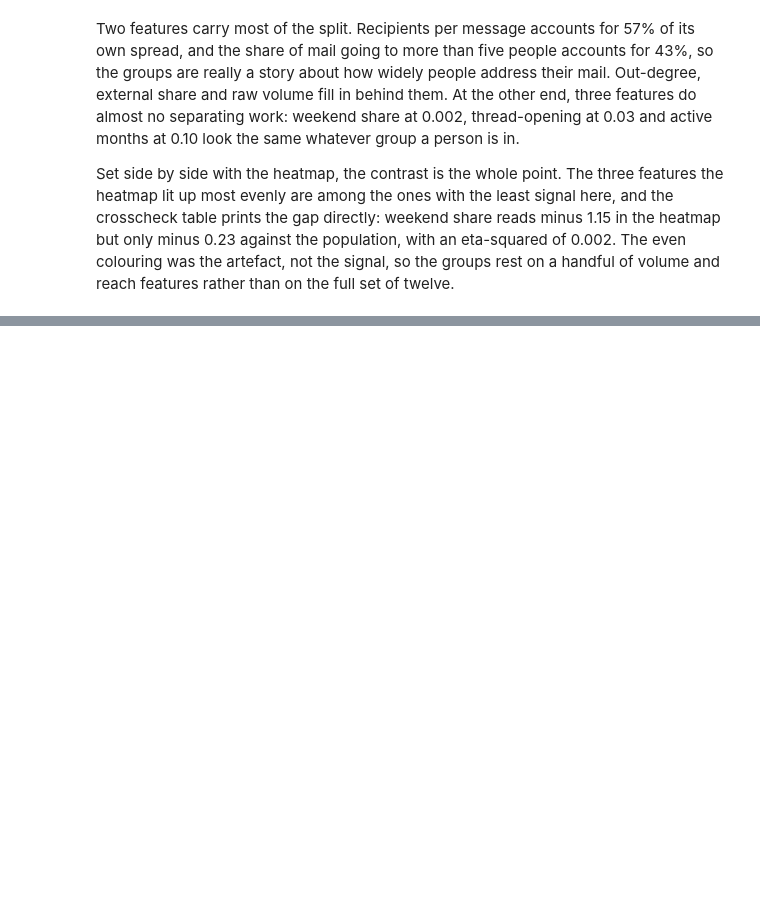
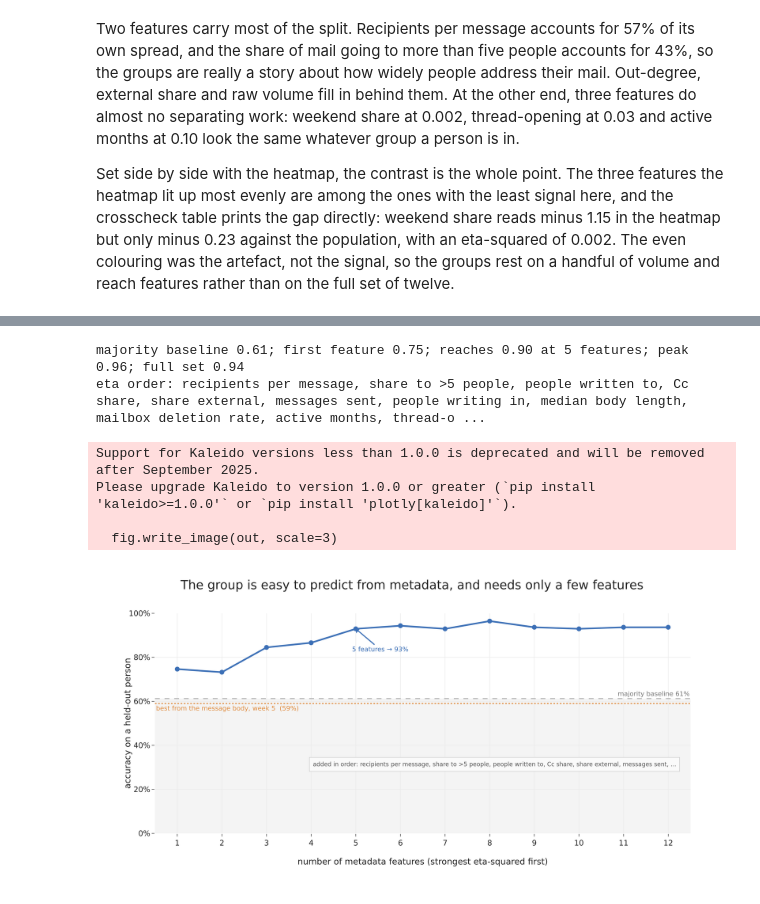
Before and after one commit to HardMax71/dm-lab-ss26-enron, a Jupyter notebook: pred-1/pred1_group_certainty.ipynb, the cells around one changed output, grey strips where cells are left out. Saved outputs shown, nothing was run; the diff lists cells and outputs as text; code cells hidden in the pictures; blank space fills up the shorter version.

```diff
--- a/pred-1/pred1_group_certainty.ipynb
+++ b/pred-1/pred1_group_certainty.ipynb
@@ -411,0 +411,46 @@ problem the body-to-group work in `enron_eda_week6.ipynb` runs into.
+# %%
+from sklearn.linear_model import LogisticRegression
+from sklearn.model_selection import LeaveOneOut, cross_val_predict
+
+order = eta.sort_values(ascending=False)
+loo = LeaveOneOut()
+ks, accs = list(range(1, len(FEATS) + 1)), []
+for k in ks:
+    cols = [FEATS.index(f) for f in order.index[:k]]
+    pred = cross_val_predict(LogisticRegression(max_iter=2000), X[:, cols], clabel, cv=loo)
+    accs.append(float((pred == clabel).mean()))
+base = float(pd.Series(clabel).value_counts(normalize=True).max())
+BODY = 0.59   # best the message body managed on a held-out person (week five)
+hit90 = next(k for k, av in zip(ks, accs) if av >= 0.90)
+print(f"majority baseline {base:.2f}; first feature {accs[0]:.2f}; "
+      f"reaches 0.90 at {hit90} features; peak {max(accs):.2f}; full set {accs[-1]:.2f}")
+print("eta order:", ", ".join(PRETTY[f] for f in order.index))
+
+fig = go.Figure()
+fig.add_hrect(y0=0, y1=base * 100, line_width=0, fillcolor="rgba(184,184,184,0.16)", layer="below")
+fig.add_hline(y=base * 100, line=dict(color=GREY, dash="dash", width=2),
+    annotation_text=f"majority baseline {base:.0%}", annotation_position="top right",
+    annotation_font=dict(size=12, color="#777"))
+fig.add_hline(y=BODY * 100, line=dict(color=ORANGE, dash="dot", width=2),
+    annotation_text="best from the message body, week 5  (59%)", annotation_position="bottom left",
+    annotation_font=dict(size=12, color=ORANGE))
+fig.add_trace(go.Scatter(x=ks, y=[a * 100 for a in accs], mode="lines+markers",
+    line=dict(color=BLUE, width=3), marker=dict(size=9, color=BLUE), showlegend=False))
+fig.add_annotation(x=hit90, y=accs[hit90 - 1] * 100, ax=45, ay=38, showarrow=True, arrowcolor=BLUE,
+    text=f"{hit90} features → {accs[hit90 - 1]:.0%}", font=dict(size=12, color=BLUE))
+fig.update_xaxes(title_text="number of metadata features (strongest eta-squared first)",
+    dtick=1, range=[0.5, len(FEATS) + 0.5])
+fig.update_yaxes(title_text="accuracy on a held-out person", range=[0, 100], ticksuffix="%")
+fig.add_annotation(xref="paper", yref="paper", x=0.98, y=0.28, showarrow=False, xanchor="right", align="right",
+    text="added in order: " + ", ".join(PRETTY[f] for f in order.index[:6]) + ", ...",
+    font=dict(size=11, color="#555"), bordercolor="#cccccc", borderwidth=1, borderpad=6, bgcolor="#fafafa")
+fig.update_layout(title="The group is easy to predict from metadata, and needs only a few features")
+save_fig(fig, "pc4_group_from_features.png", w=1180, h=600, margin=dict(l=110, r=70, t=90, b=100))
+# %% [output]
+majority baseline 0.61; first feature 0.75; reaches 0.90 at 5 features; peak 0.96; full set 0.94
+eta order: recipients per message, share to >5 people, people written to, Cc share, share external, messages sent, people writing in, median body length, mailbox deletion rate, active months, thread-o ...
+Support for Kaleido versions less than 1.0.0 is deprecated and will be removed after September 2025.
+Please upgrade Kaleido to version 1.0.0 or greater (`pip install 'kaleido>=1.0.0'` or `pip install 'plotly[kaleido]'`).
+
+  fig.write_image(out, scale=3)
+[figure, added]
```
Also changed, not shown: parts of 8 cells of this notebook, 11 other files.
